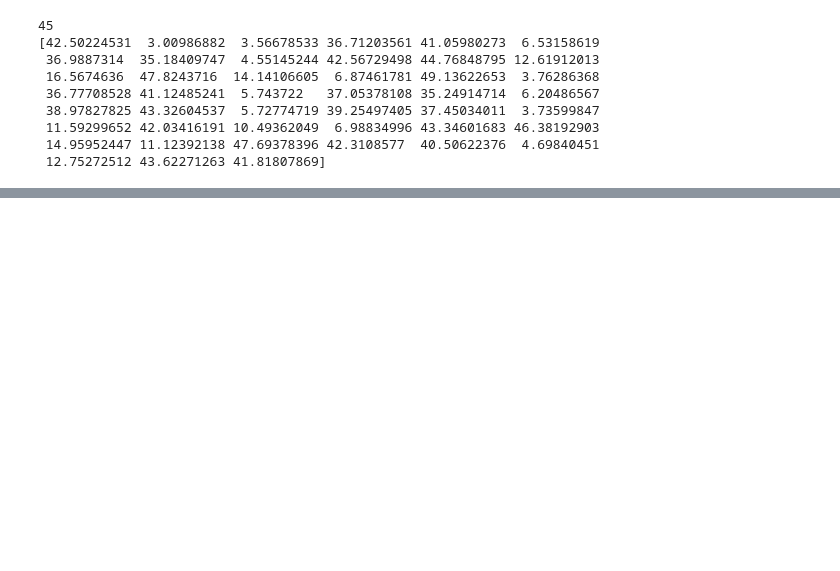
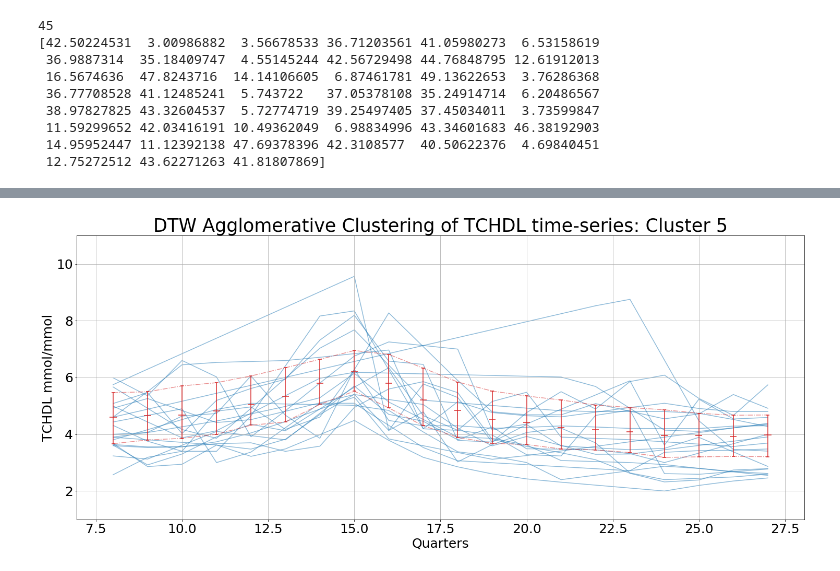
Before and after one commit to WilliamHsuNz/MLRIG, a Jupyter notebook: Experiments/DTW_agglomerative_clustering_VIEW.ipynb, the cells around one changed output, grey strips where cells are left out. Saved outputs shown, nothing was run; the diff lists cells and outputs as text; code cells hidden in the pictures; blank space fills up the shorter version.

```diff
--- a/Experiments/DTW_agglomerative_clustering_VIEW.ipynb
+++ b/Experiments/DTW_agglomerative_clustering_VIEW.ipynb
@@ -356,13 +533,13 @@ Time took for agglomerative clustering:  0.011213064193725586
 # %%
-cutree = scipy.cluster.hierarchy.cut_tree(Z, n_clusters=[5,6,7,8,9,10])
+cutree = scipy.cluster.hierarchy.cut_tree(Z, n_clusters=[5, 6, 7, 8]) #[3, 4, 5, 6, 7, 8, 9, 10])#[3, 4, 5, 6, 7, 8, 9,10,11,12,13,14,15,16,17,18]) #[3, 4, 5, 6, 7, 8, 9, 10]
 print(cutree[-10:, ])
 print(cutree.shape)
 print(np.unique(cutree[:, 0]))
 print(np.unique(cutree[:, 1]))
 print(np.unique(cutree[:, 2]))
-print(np.unique(cutree[:, 3]))
-print(np.unique(cutree[:, 4]))
-print(np.unique(cutree[:, 5]))
-print(cutree.shape[0])
-print(cutree.shape[1])
+#print(np.unique(cutree[:, 3]))
+#print(np.unique(cutree[:, 4]))
+#print(np.unique(cutree[:, 5]))
+#print(cutree.shape[0])
+#print(cutree.shape[1])
 # %% [output]
@@ -491,0 +646,60 @@ SIZE of Cluster 1: 394
+# %%
+
+cluster_no = 4
+#fig = pyplot.figure(figsize=(8, 10))
+fig = pyplot.figure(figsize=(25, 10))
+VIEW_clusters = DTW_VIEW_clusters_v[DTW_VIEW_clusters_v[:, -4] == cluster_no]
+#VIEW_clusters_b = VIEW_clusters[VIEW_clusters[:, 2] < 8]
+#VIEW_clusters_a = VIEW_clusters[VIEW_clusters[:, 2] >= 8]
+#print(VIEW_clusters_b.shape)
+#print(VIEW_clusters_a.shape)
+
+print(VIEW_clusters.base is DTW_VIEW_clusters_v)
+print("Cluster " + str(cluster_no+1))
+print("SIZE of Cluster " + str(cluster_no+1) + ": " + str(VIEW_clusters.shape[0]//20))
+##################################
+# number of samples to plot
+##################################
+for i in range(20):
+    #quarters = VIEW_clusters_b[(i*8):((i+1)*8), 2]
+    #TCHDL = VIEW_clusters_b[(i*8):((i+1)*8), 12]
+    quarters = VIEW_clusters[(i*20):((i+1)*20), 2]
+    TCHDL = VIEW_clusters[(i*20):((i+1)*20), 12]
+    #quarters = VIEW_clusters[(i*28):((i+1)*28), 2]
+    #TCHDL = VIEW_clusters[(i*28):((i+1)*28), 12]
+    pyplot.plot(quarters, TCHDL, '-', color='C0', alpha=0.5, label="y", zorder=0)
+###################################
+# plot quartiles for each quarter
+###################################
+quartile_1_list = []
+quartile_3_list = []
+for i in range(8, 28):
+    quarter_cluster = VIEW_clusters[VIEW_clusters[:, 2] == i] #(i+8)
+    quartile_1 = np.quantile(quarter_cluster[:, 12], 0.25)
+    quartile_2 = np.quantile(quarter_cluster[:, 12], 0.5)
+    quartile_3 = np.quantile(quarter_cluster[:, 12], 0.75)
+    quartile_1_list.append(quartile_1)
+    quartile_3_list.append(quartile_3)
+    pyplot.vlines((i), ymin=quartile_1, ymax=quartile_3, color='C3')
+    pyplot.hlines(quartile_1, xmin=(i)-0.05, xmax=(i)+0.05, color='C3')
+    pyplot.hlines(quartile_2, xmin=(i)-0.1, xmax=(i)+0.1, color='C3')
+    pyplot.hlines(quartile_3, xmin=(i)-0.05, xmax=(i)+0.05, color='C3')
+    print("Quarter " + str(i+1) +
+          "\t\t Quartile 1:  " + str(round(quartile_1, 3)) +
+          "\t Quartile 2:  " + str(round(quartile_2, 3)) +
+          "\t Quartile 3:  " + str(round(quartile_3, 3)))
+pyplot.plot(np.array([8,9,10,11,12,13,14,15,16,17,18,19,20,21,22,23,24,25,26,27]), #[0,1,2,3,4,5,6,7,
+            np.array(quartile_1_list), '-.', color='C3', alpha=0.5)
+pyplot.plot([8,9,10,11,12,13,14,15,16,17,18,19,20,21,22,23,24,25,26,27], #[0,1,2,3,4,5,6,7,
+            quartile_3_list, '-.', color='C3', alpha=0.5)
+pyplot.grid()
+pyplot.tick_params(axis='both', which='major', labelsize=25)
+pyplot.ylim([1, 11])
+#pyplot.title("Before PREDICT: Cluster " + str(cluster_no+1), fontsize=35)
+pyplot.title("DTW Agglomerative Clustering of TCHDL time-series: Cluster " + str(cluster_no+1), fontsize=35)
+pyplot.xlabel("Quarters", fontsize=25)
+pyplot.ylabel("TCHDL mmol/mmol", fontsize=25)
+fig_name = '/home/whsu014/plots/DTW_JNORM_WardLinkage_140Clusters_Cluster' + str(cluster_no+1) + 'len20_Quartiles_21000individuals.pdf'
+fig.savefig(fig_name, bbox_inches='tight')
+pyplot.show()
+# %% [output]
@@ -491,0 +723 @@ SIZE of Cluster 1: 394
+[figure, added]
```
Also changed, not shown: parts of 32 cells of this notebook, 3 other files.
